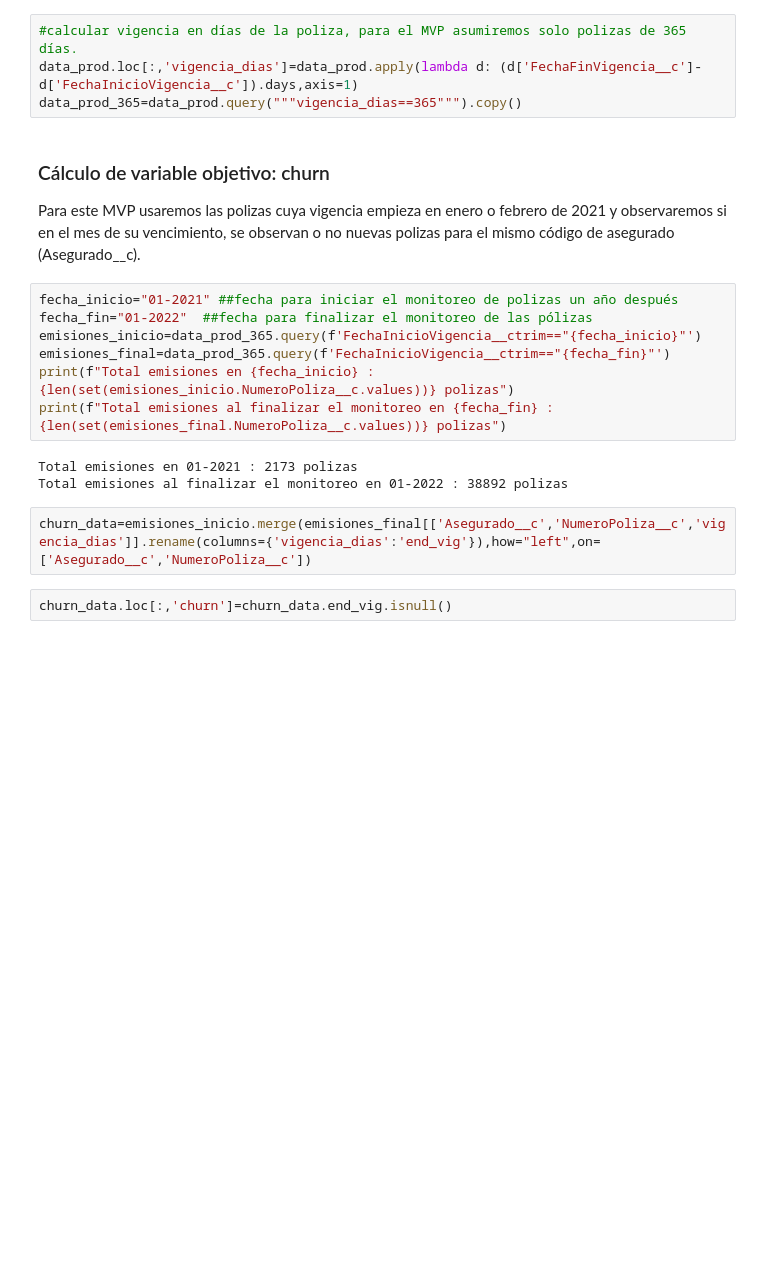
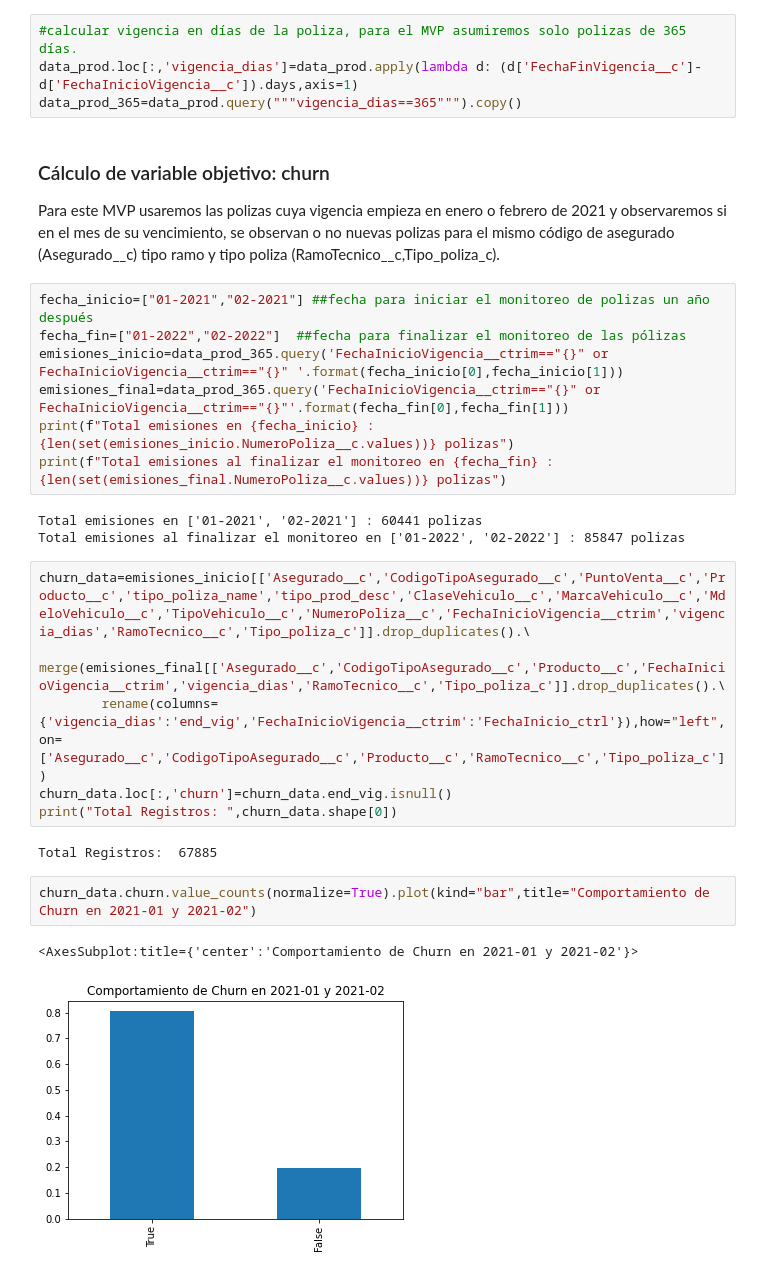
Before and after one commit to statscol/churn-pv-mvp, a Jupyter notebook: 01-Lectura-informacion-limpieza.ipynb, the cells around one changed output. Saved outputs shown, nothing was run; the diff lists cells and outputs as text; blank space fills up the shorter version.

```diff
--- a/01-Lectura-informacion-limpieza.ipynb
+++ b/01-Lectura-informacion-limpieza.ipynb
@@ -169,18 +132,27 @@ data_prod_365=data_prod.query("""vigencia_dias==365""").copy()
 # %% [markdown]
 ### Cálculo de variable objetivo: churn
 
-Para este MVP usaremos las polizas cuya vigencia empieza en enero o febrero de 2021 y observaremos si en el mes de su vencimiento, se observan o no nuevas polizas para el mismo código de asegurado (Asegurado__c).
+Para este MVP usaremos las polizas cuya vigencia empieza en enero o febrero de 2021 y observaremos si en el mes de su vencimiento, se observan o no nuevas polizas para el mismo código de asegurado (Asegurado__c) tipo ramo y tipo poliza (RamoTecnico__c,Tipo_poliza_c).
 # %%
-fecha_inicio="01-2021" ##fecha para iniciar el monitoreo de polizas un año después
-fecha_fin="01-2022"  ##fecha para finalizar el monitoreo de las pólizas
-emisiones_inicio=data_prod_365.query(f'FechaInicioVigencia__ctrim=="{fecha_inicio}"')
-emisiones_final=data_prod_365.query(f'FechaInicioVigencia__ctrim=="{fecha_fin}"')
+fecha_inicio=["01-2021","02-2021"] ##fecha para iniciar el monitoreo de polizas un año después
+fecha_fin=["01-2022","02-2022"]  ##fecha para finalizar el monitoreo de las pólizas
+emisiones_inicio=data_prod_365.query('FechaInicioVigencia__ctrim=="{}" or FechaInicioVigencia__ctrim=="{}" '.format(fecha_inicio[0],fecha_inicio[1]))
+emisiones_final=data_prod_365.query('FechaInicioVigencia__ctrim=="{}" or FechaInicioVigencia__ctrim=="{}"'.format(fecha_fin[0],fecha_fin[1]))
 print(f"Total emisiones en {fecha_inicio} : {len(set(emisiones_inicio.NumeroPoliza__c.values))} polizas")
 print(f"Total emisiones al finalizar el monitoreo en {fecha_fin} : {len(set(emisiones_final.NumeroPoliza__c.values))} polizas")
 # %% [output]
-Total emisiones en 01-2021 : 2173 polizas
-Total emisiones al finalizar el monitoreo en 01-2022 : 38892 polizas
+Total emisiones en ['01-2021', '02-2021'] : 60441 polizas
+Total emisiones al finalizar el monitoreo en ['01-2022', '02-2022'] : 85847 polizas
-# %%
-churn_data=emisiones_inicio.merge(emisiones_final[['Asegurado__c','NumeroPoliza__c','vigencia_dias']].rename(columns={'vigencia_dias':'end_vig'}),how="left",on=['Asegurado__c','NumeroPoliza__c'])
-# %%
-churn_data.loc[:,'churn']=churn_data.end_vig.isnull()
+# %%
+churn_data=emisiones_inicio[['Asegurado__c','CodigoTipoAsegurado__c','PuntoVenta__c','Producto__c','tipo_poliza_name','tipo_prod_desc','ClaseVehiculo__c','MarcaVehiculo__c','MdeloVehiculo__c','TipoVehiculo__c','NumeroPoliza__c','FechaInicioVigencia__ctrim','vigencia_dias','RamoTecnico__c','Tipo_poliza_c']].drop_duplicates().\
+        merge(emisiones_final[['Asegurado__c','CodigoTipoAsegurado__c','Producto__c','FechaInicioVigencia__ctrim','vigencia_dias','RamoTecnico__c','Tipo_poliza_c']].drop_duplicates().\
+        rename(columns={'vigencia_dias':'end_vig','FechaInicioVigencia__ctrim':'FechaInicio_ctrl'}),how="left",on=['Asegurado__c','CodigoTipoAsegurado__c','Producto__c','RamoTecnico__c','Tipo_poliza_c'])
+churn_data.loc[:,'churn']=churn_data.end_vig.isnull()
+print("Total Registros: ",churn_data.shape[0])
+# %% [output]
+Total Registros:  67885
+# %%
+churn_data.churn.value_counts(normalize=True).plot(kind="bar",title="Comportamiento de Churn en 2021-01 y 2021-02")
+# %% [output]
+<AxesSubplot:title={'center':'Comportamiento de Churn en 2021-01 y 2021-02'}>
+[figure, added]
```
Also changed, not shown: parts of 26 cells of this notebook, 7 other files.
